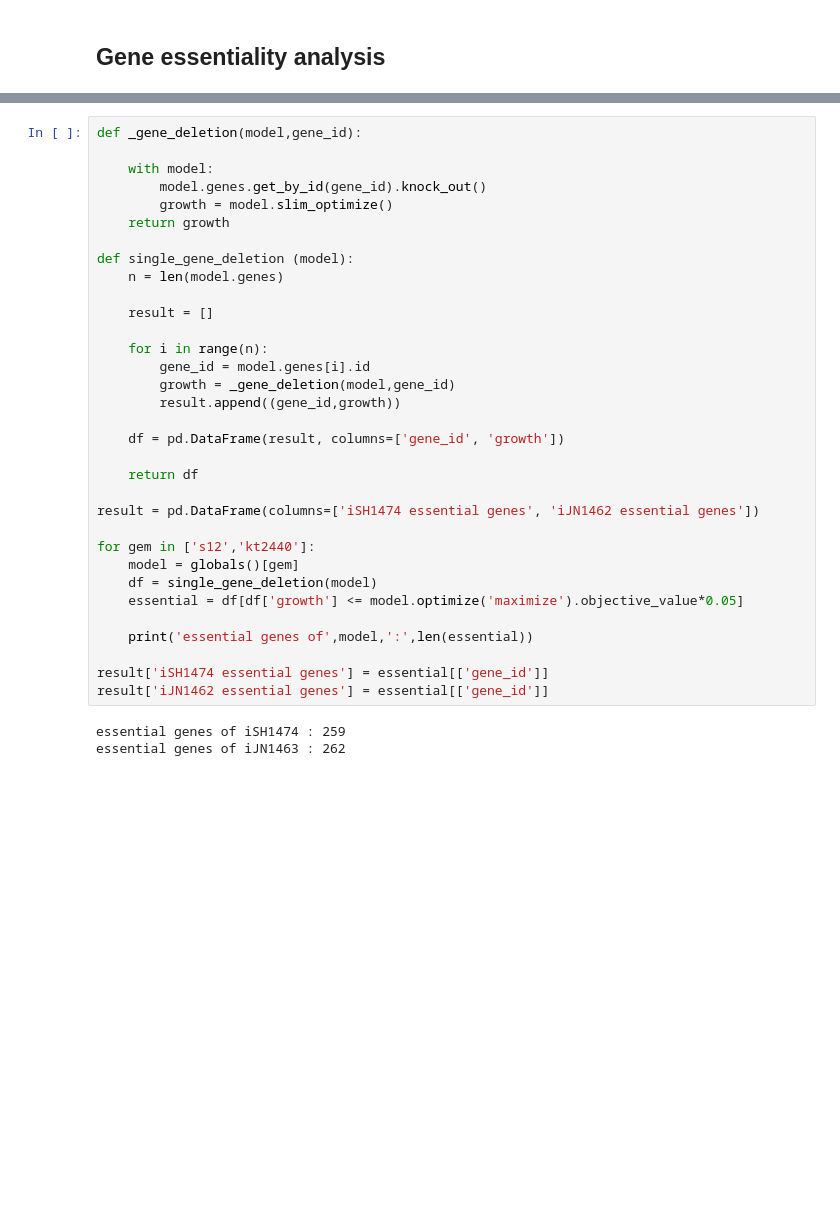
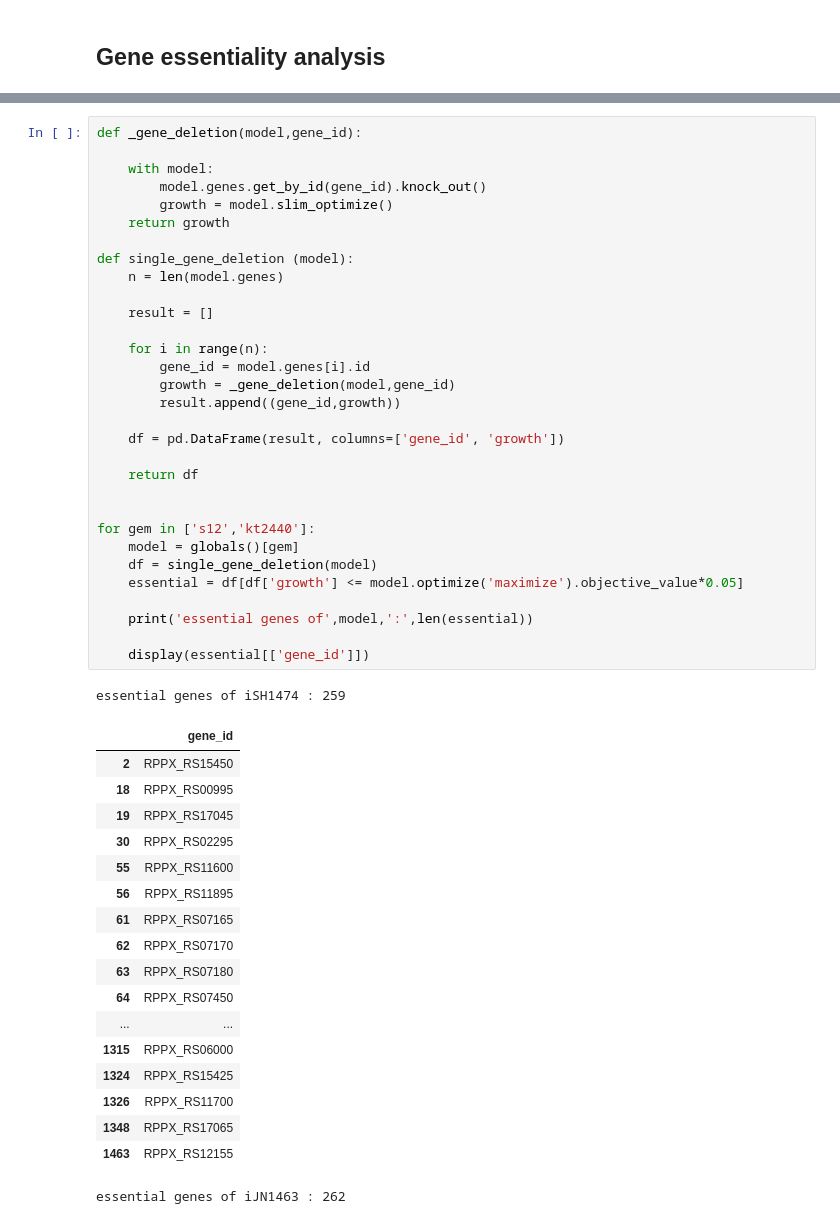
Before and after one commit to sybirg/S12_gem, a Jupyter notebook: 6_Gene_essentiality/gene_essentiality.ipynb, the cells around one changed output, grey strips where cells are left out. Drawn from its saved outputs; the diff is of its cells as text; blank space fills up the shorter version.

```diff
--- a/6_Gene_essentiality/gene_essentiality.ipynb
+++ b/6_Gene_essentiality/gene_essentiality.ipynb
@@ -15,34 +15,49 @@ def _gene_deletion(model,gene_id):
 
     with model:
         model.genes.get_by_id(gene_id).knock_out()
         growth = model.slim_optimize()
     return growth
 
 def single_gene_deletion (model):
     n = len(model.genes)
 
     result = []
 
     for i in range(n):
         gene_id = model.genes[i].id
         growth = _gene_deletion(model,gene_id)
         result.append((gene_id,growth))
 
     df = pd.DataFrame(result, columns=['gene_id', 'growth'])
 
     return df
 
-result = pd.DataFrame(columns=['iSH1474 essential genes', 'iJN1462 essential genes'])
 
 for gem in ['s12','kt2440']:
     model = globals()[gem]
     df = single_gene_deletion(model)
     essential = df[df['growth'] <= model.optimize('maximize').objective_value*0.05]
 
     print('essential genes of',model,':',len(essential))
 
-result['iSH1474 essential genes'] = essential[['gene_id']]
-result['iJN1462 essential genes'] = essential[['gene_id']]
+    display(essential[['gene_id']])
 # %% [output]
 essential genes of iSH1474 : 259
-essential genes of iJN1463 : 262
+|  | gene_id |
+| 2 | RPPX_RS15450 |
+| 18 | RPPX_RS00995 |
+| 19 | RPPX_RS17045 |
+| 30 | RPPX_RS02295 |
+| 55 | RPPX_RS11600 |
+| 56 | RPPX_RS11895 |
+| 61 | RPPX_RS07165 |
+| 62 | RPPX_RS07170 |
+| 63 | RPPX_RS07180 |
+| 64 | RPPX_RS07450 |
+| ... | ... |
+| 1315 | RPPX_RS06000 |
+| 1324 | RPPX_RS15425 |
+| 1326 | RPPX_RS11700 |
+| 1348 | RPPX_RS17065 |
+| 1463 | RPPX_RS12155 |
+essential genes of iJN1463 : 262
```
Also changed, not shown: parts of 4 cells of this notebook.
